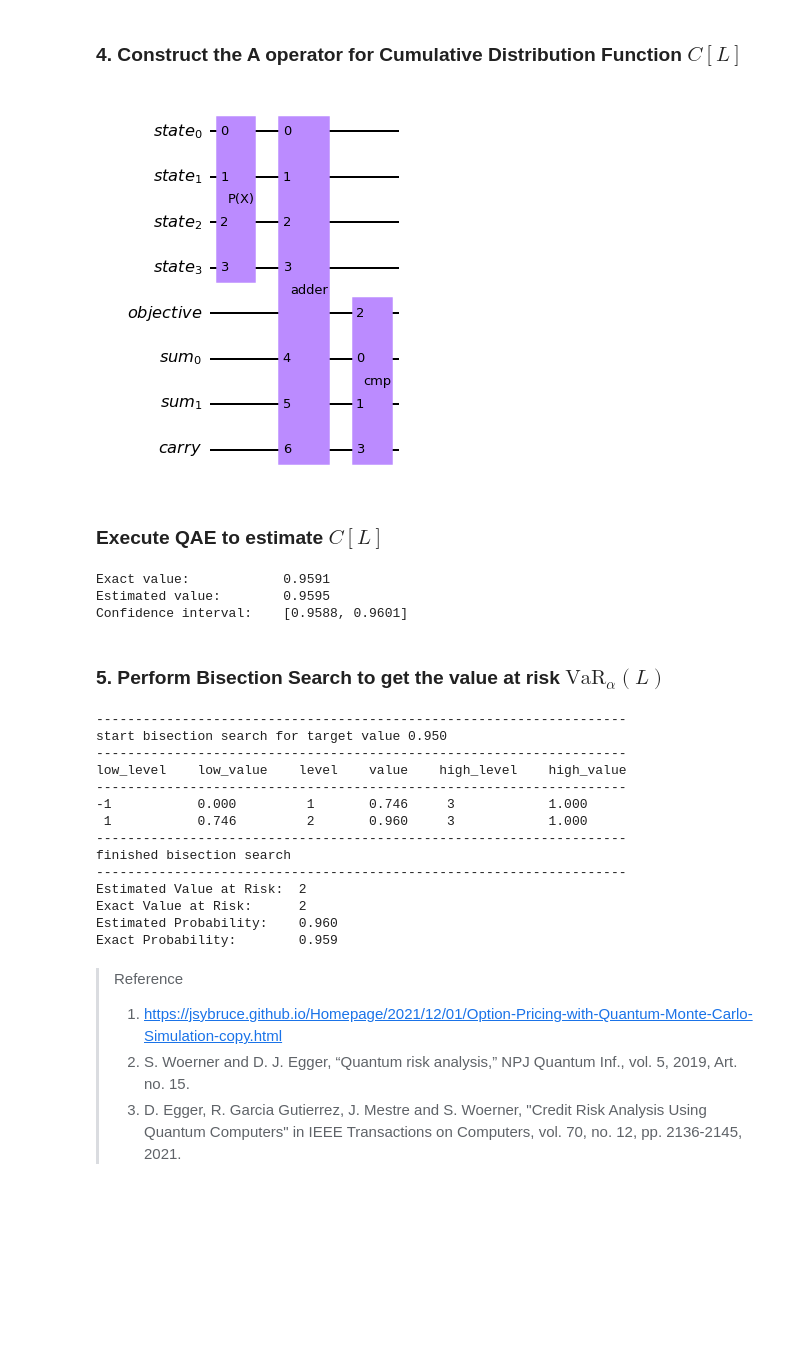
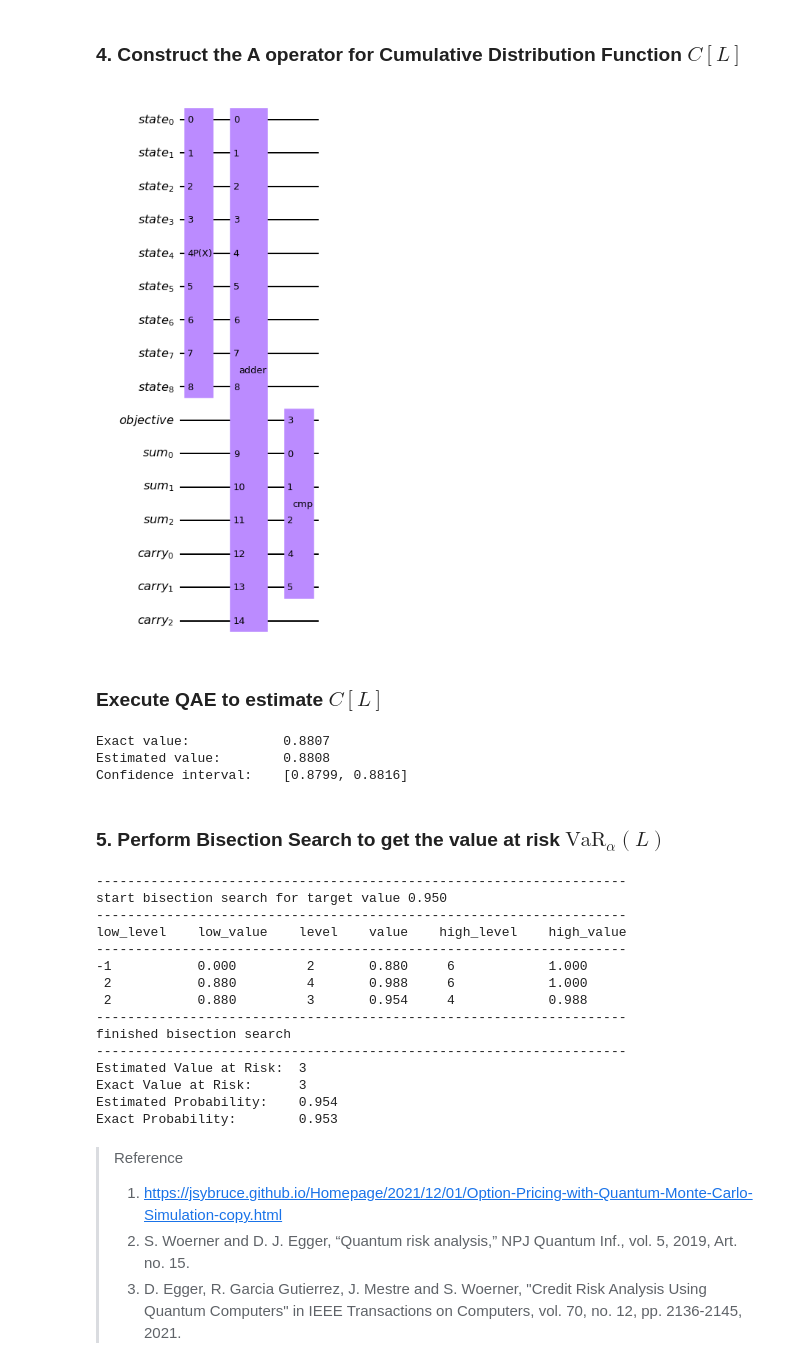
Before and after one commit to ZiyuanLi007/quantumalg, a Jupyter notebook: technotes/TechNotes_CreditRiskQAE.ipynb, the cells around one changed output. Drawn from its saved outputs; the diff is of its cells as text; code cells hidden in the pictures; blank space fills up the shorter version.

```diff
--- a/technotes/TechNotes_CreditRiskQAE.ipynb
+++ b/technotes/TechNotes_CreditRiskQAE.ipynb
@@ -141,18 +141,23 @@ from qiskit.circuit.library import IntegerComparator
 from qiskit.utils import QuantumInstance
 from qiskit.algorithms import IterativeAmplitudeEstimation, FasterAmplitudeEstimation, EstimationProblem, AmplitudeEstimation, MaximumLikelihoodAmplitudeEstimation
 from qiskit_finance.circuit.library import GaussianConditionalIndependenceModel as GCI
+from qiskit.compiler import transpile
 
 # set problem parameters
-n_z = 2
-z_max = 2
+
+# UZ
+n_z = 5
+z_max = n_z
 z_values = np.linspace(-z_max, z_max, 2 ** n_z)
-p_zeros = [0.15, 0.25]
-rhos = [0.1, 0.05]
-lgd = [1, 2]
+
+# LX
+p_zeros = [0.15, 0.25, 0.15, 0.1]
+rhos = [0.1, 0.05, 0.1, 0.02]
+lgd = [1, 2, 2, 1]
 K = len(p_zeros)
 alpha = 0.05
 
-# Load Uncertainty Model
+# LZ : Load Uncertainty Model
 u = GCI(n_z, z_max, p_zeros, rhos)
 # %% [markdown]
 ### 2. Solve with classical calculation to get exact results
@@ -282,7 +287,7 @@ objective = LinearAmplitudeFunction(
 # define the registers for convenience and readability
 qr_state = QuantumRegister(u.num_qubits, "state")
 qr_sum = QuantumRegister(agg.num_sum_qubits, "sum")
-qr_carry = QuantumRegister(agg.num_carry_qubits, "carry")
+qr_carry = QuantumRegister(agg.num_carry_qubits+1, "carry")
 qr_obj = QuantumRegister(1, "objective")
 
 def get_expectedloss_circuit():
@@ -307,4 +312,9 @@ state_preparation = get_expectedloss_circuit()
 #state_preparation.measure_all()
 # draw the circuit
 state_preparation.draw()
+
+# visuilize circuit
+# basic_gates=['u1', 'u2', 'u3', 'cx', 'ry', 'rx', 'rz']
+# state_preparation_transpile = transpile(state_preparation, basis_gates=basic_gates, optimization_level=3)
+# state_preparation_transpile.draw(output='mpl')
 # %% [output]
@@ -344,40 +354,36 @@ Confidence interval:    [0.5979, 0.7354]
 # %%
 # set x value to estimate the CDF
 x_eval = 2
 
+# comparator objective function
+comparator = IntegerComparator(agg.num_sum_qubits, x_eval + 1, geq=False)
+
 # define the registers for convenience and readability
-qr_state = QuantumRegister(u.num_qubits, "state")
-qr_sum = QuantumRegister(agg.num_sum_qubits, "sum")
-qr_carry = QuantumRegister(agg.num_carry_qubits, "carry")
-qr_obj = QuantumRegister(1, "objective")
 qr_compare = QuantumRegister(1, "compare")
 
 def get_cdf_circuit(x_eval):
     comparator = IntegerComparator(agg.num_sum_qubits, x_eval + 1, geq=False)
 
     # define the circuit
     state_preparation = QuantumCircuit(qr_state, qr_obj, qr_sum, qr_carry, name="A")
 
     # load the random variable
     state_preparation.append(u, qr_state)
 
     # aggregate
     state_preparation.append(agg, qr_state[:] + qr_sum[:] + qr_carry[:])
 
-    # comparator objective function
-    comparator = IntegerComparator(agg.num_sum_qubits, x_eval + 1, geq=False)
-    state_preparation.append(comparator, qr_sum[:] + qr_obj[:] + qr_carry[:])
+    state_preparation.append(comparator, qr_sum[:] + qr_obj[:] + qr_carry[:-1])
 
     # uncompute aggregation
     #state_preparation.append(agg.inverse(), qr_state[:] + qr_sum[:] + qr_carry[:])
 
     return state_preparation
 
-
 state_preparation = get_cdf_circuit(x_eval)
 state_preparation.draw()
 # %% [output]
-[figure, old version]
+[figure, new version]
 # %% [markdown]
 ### Execute QAE to estimate $C[L]$
 # %%
@@ -397,9 +403,9 @@ print("Exact value:    \t%.4f" % cdf[x_eval])
 print("Estimated value:\t%.4f" % result_cdf.estimation)
 print("Confidence interval: \t[%.4f, %.4f]" % tuple(conf_int))
 # %% [output]
-Exact value:            0.9591
-Estimated value:        0.9595
-Confidence interval:    [0.9588, 0.9601]
+Exact value:            0.8807
+Estimated value:        0.8808
+Confidence interval:    [0.8799, 0.8816]
 # %% [markdown]
 ### 5. Perform Bisection Search  to get the value at risk $\text{VaR}_{\alpha}(L)$
 # %%
@@ -513,15 +519,16 @@ start bisection search for target value 0.950
 --------------------------------------------------------------------
 low_level    low_value    level    value    high_level    high_value
 --------------------------------------------------------------------
--1           0.000         1       0.746     3            1.000
- 1           0.746         2       0.960     3            1.000
+-1           0.000         2       0.880     6            1.000
+ 2           0.880         4       0.988     6            1.000
+ 2           0.880         3       0.954     4            0.988
 --------------------------------------------------------------------
 finished bisection search
 --------------------------------------------------------------------
-Estimated Value at Risk:  2
-Exact Value at Risk:      2
-Estimated Probability:    0.960
-Exact Probability:        0.959
+Estimated Value at Risk:  3
+Exact Value at Risk:      3
+Estimated Probability:    0.954
+Exact Probability:        0.953
 # %% [markdown]
 > Reference
 > 1. https://jsybruce.github.io/Homepage/2021/12/01/Option-Pricing-with-Quantum-Monte-Carlo-Simulation-copy.html
```
Also changed, not shown: parts of 6 cells of this notebook.
